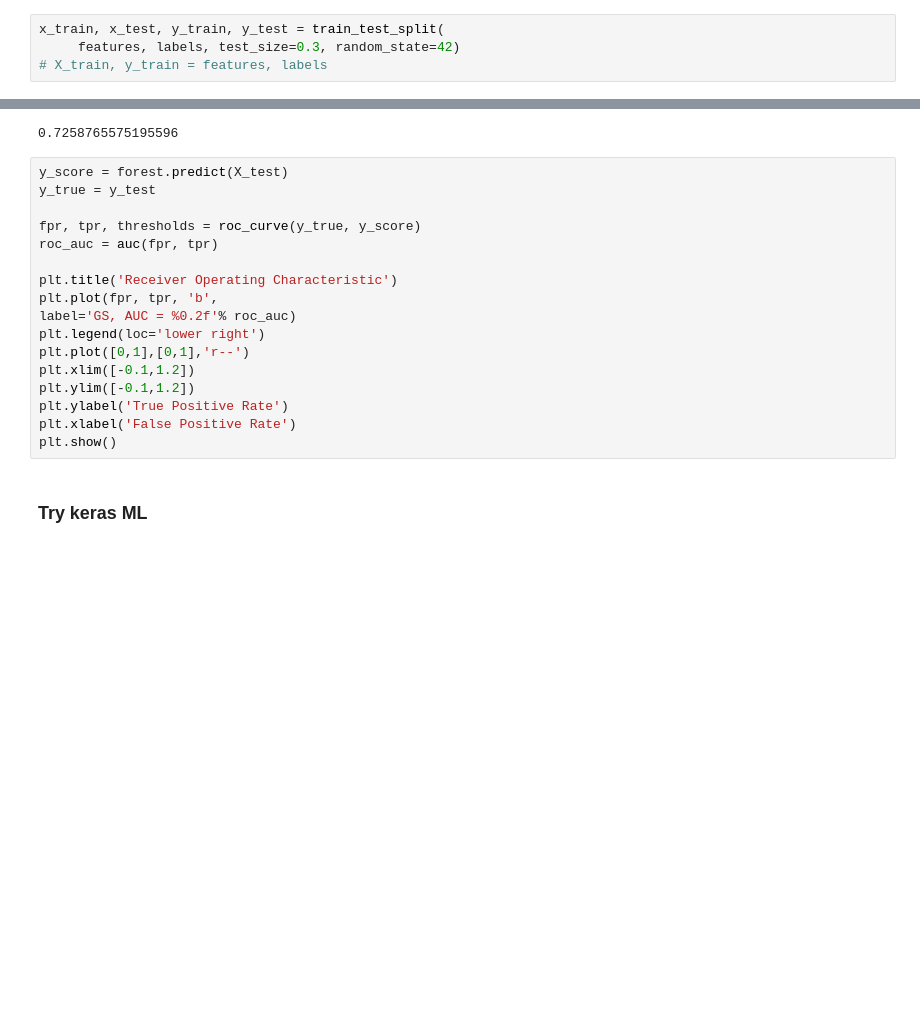
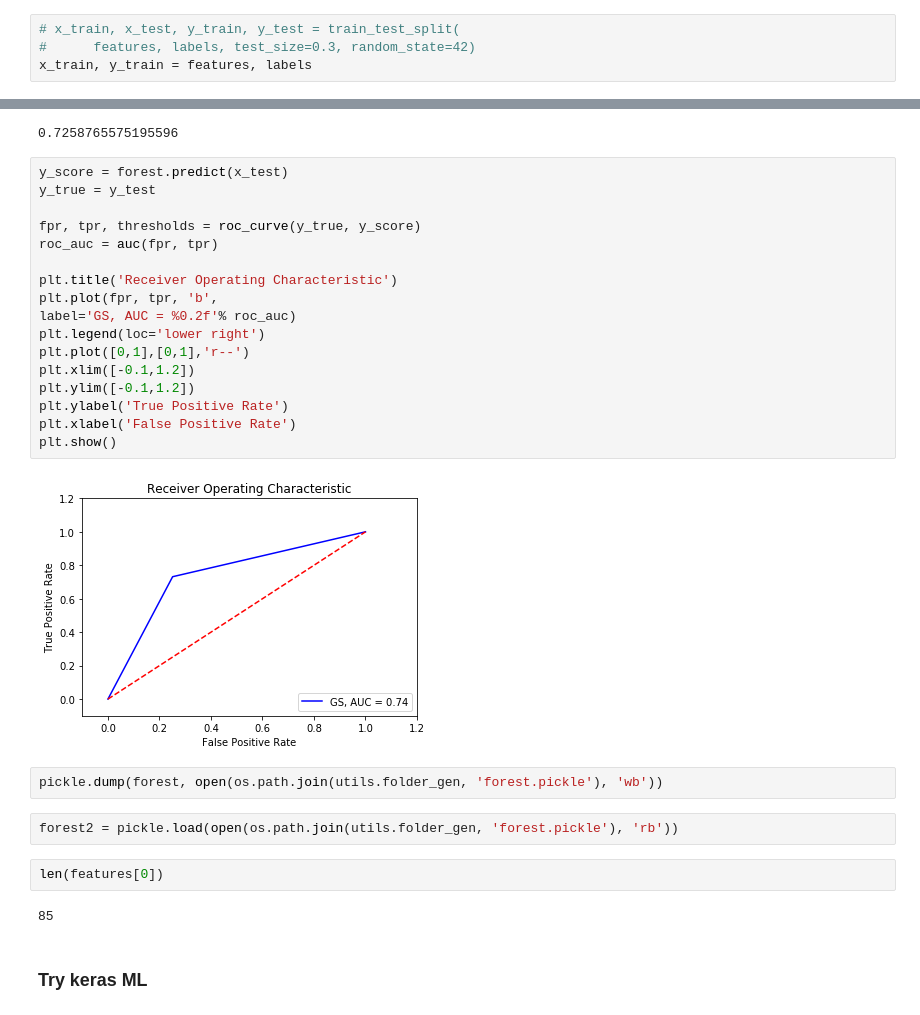
Before and after one commit to ILDAR9/Social-network-deannonymization, a Jupyter notebook: graphmatching/notebooks/ml_GM.ipynb, the cells around one changed output, grey strips where cells are left out. Drawn from its saved outputs; the diff is of its cells as text; blank space fills up the shorter version.

```diff
--- a/graphmatching/notebooks/ml_GM.ipynb
+++ b/graphmatching/notebooks/ml_GM.ipynb
@@ -288,6 +256,6 @@ from sklearn.ensemble import GradientBoostingClassifier
 from sklearn.model_selection import train_test_split
 from sklearn.metrics import roc_curve, auc
 # %%
-x_train, x_test, y_train, y_test = train_test_split(
-     features, labels, test_size=0.3, random_state=42)
-# X_train, y_train = features, labels
+# x_train, x_test, y_train, y_test = train_test_split(
+#      features, labels, test_size=0.3, random_state=42)
+x_train, y_train = features, labels
@@ -324,22 +296,32 @@ gbc.score(x_test, y_test)
 # %% [output]
 0.7258765575195596
 # %%
-y_score = forest.predict(X_test)
+y_score = forest.predict(x_test)
 y_true = y_test
 
 fpr, tpr, thresholds = roc_curve(y_true, y_score)
 roc_auc = auc(fpr, tpr)
 
 plt.title('Receiver Operating Characteristic')
 plt.plot(fpr, tpr, 'b',
 label='GS, AUC = %0.2f'% roc_auc)
 plt.legend(loc='lower right')
 plt.plot([0,1],[0,1],'r--')
 plt.xlim([-0.1,1.2])
 plt.ylim([-0.1,1.2])
 plt.ylabel('True Positive Rate')
 plt.xlabel('False Positive Rate')
 plt.show()
+# %% [output]
+[figure, added]
+# %%
+pickle.dump(forest, open(os.path.join(utils.folder_gen, 'forest.pickle'), 'wb'))
+# %%
+forest2 = pickle.load(open(os.path.join(utils.folder_gen, 'forest.pickle'), 'rb'))
+# %%
+len(features[0])
+# %% [output]
+85
 # %% [markdown]
 ### Try keras ML
 # %%
```
Also changed, not shown: parts of 13 cells of this notebook, 5 other files.
